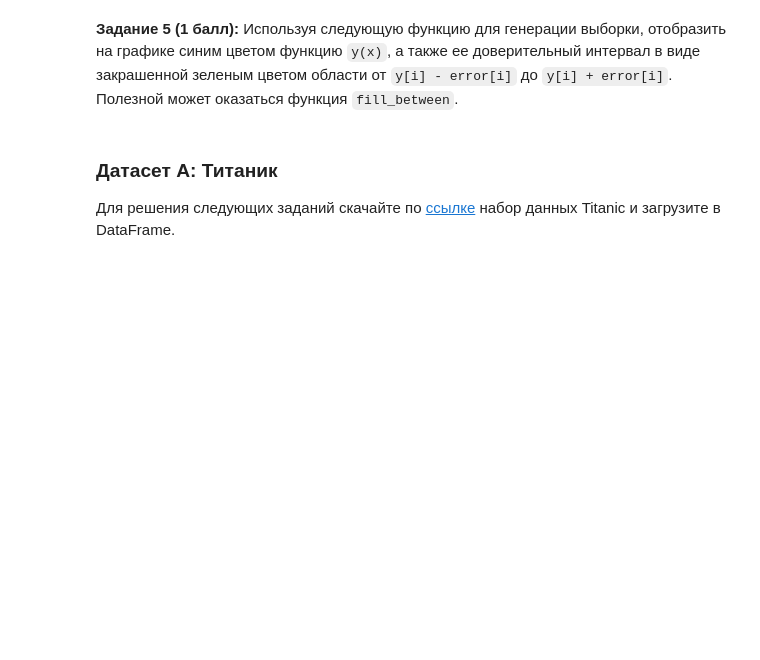
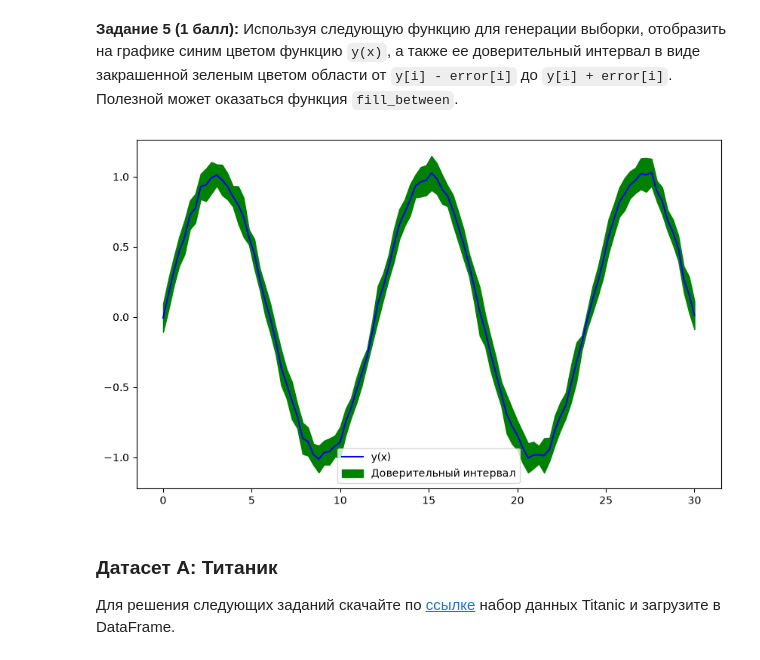
Before and after one commit to IrishinT/Lab_02_PythonForAI, a Jupyter notebook: Languages_for_AI__Python_ML_Lab02.ipynb, the cells around one changed output. Saved outputs shown, nothing was run; the diff lists cells and outputs as text; code cells hidden in the pictures; blank space fills up the shorter version.

```diff
--- a/Languages_for_AI__Python_ML_Lab02.ipynb
+++ b/Languages_for_AI__Python_ML_Lab02.ipynb
@@ -110,13 +197,33 @@ def task_4(X, v):
 # %% [markdown]
 __Задание 5 (1 балл):__ Используя следующую функцию для генерации выборки, отобразить на графике синим цветом функцию `y(x)`, а также ее доверительный интервал в виде закрашенной зеленым цветом области от `y[i] - error[i]` до `y[i] + error[i]`. Полезной может оказаться функция `fill_between`.
 # %%
+import matplotlib.pyplot as plt
+import numpy as np
+
 def gen_uncertain_data():
     x = np.linspace(0, 30, 100)
     y = np.sin(x/6*np.pi) + np.random.normal(0, 0.02, size=x.shape)
     error = np.random.normal(0.1, 0.02, size=y.shape)
     return x, y, error
 
-# your code here
+x, y, error = gen_uncertain_data()
+
+plt.figure(figsize=(10, 6))
+
+plt.plot(x, y, color="blue", label="y(x)")
+
+plt.fill_between(
+    x,
+    y - error,
+    y + error,
+    color="green",
+    label="Доверительный интервал",
+)
+
+plt.legend()
+plt.show()
+# %% [output]
+[figure, added]
 # %% [markdown]
 ### Датасет А: Титаник
 Для решения следующих заданий скачайте по [ссылке](https://www.kaggle.com/datasets/yasserh/titanic-dataset) набор данных Titanic и загрузите в DataFrame.
```
Also changed, not shown: parts of 19 cells of this notebook, 3 other files.
